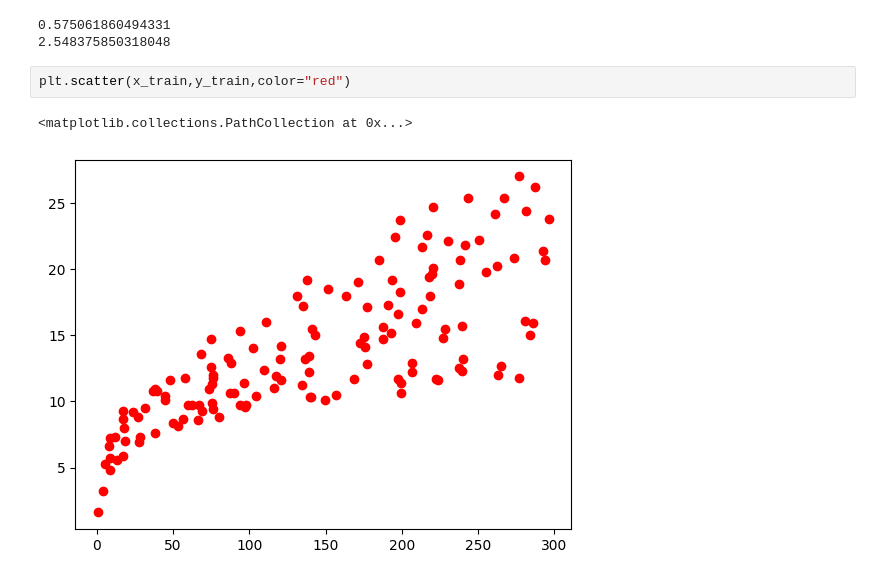
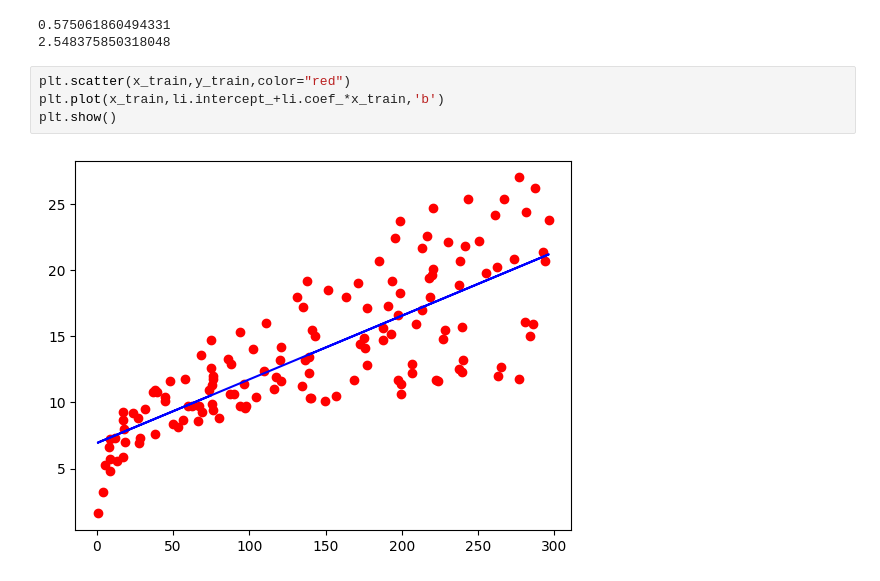
Before and after one commit to ashokaSolutions/privateSolution, a Jupyter notebook: DALastSem/first.ipynb, the cells around one changed output. Drawn from its saved outputs; the diff is of its cells as text.

Commit message:
plot y=mx+c

```diff
--- a/DALastSem/first.ipynb
+++ b/DALastSem/first.ipynb
@@ -125,6 +125,7 @@ print(mean_absolute_error(y_test,y_pred))
 2.548375850318048
 # %%
 plt.scatter(x_train,y_train,color="red")
+plt.plot(x_train,li.intercept_+li.coef_*x_train,'b')
+plt.show()
 # %% [output]
-<matplotlib.collections.PathCollection at 0x...>
-[figure, old version]
+[figure, new version]
```
